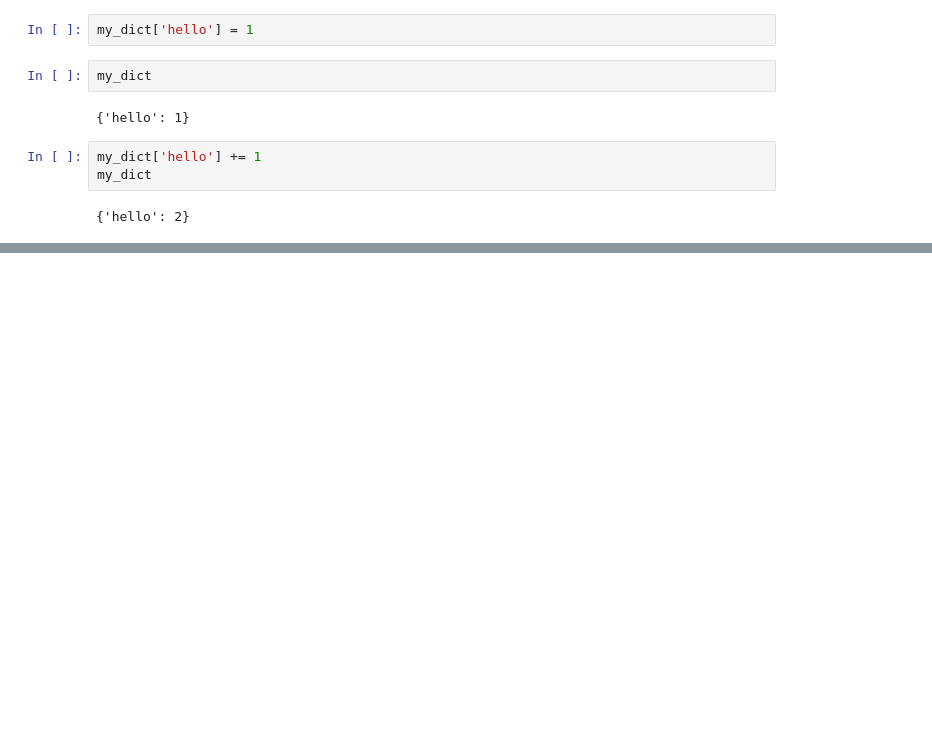
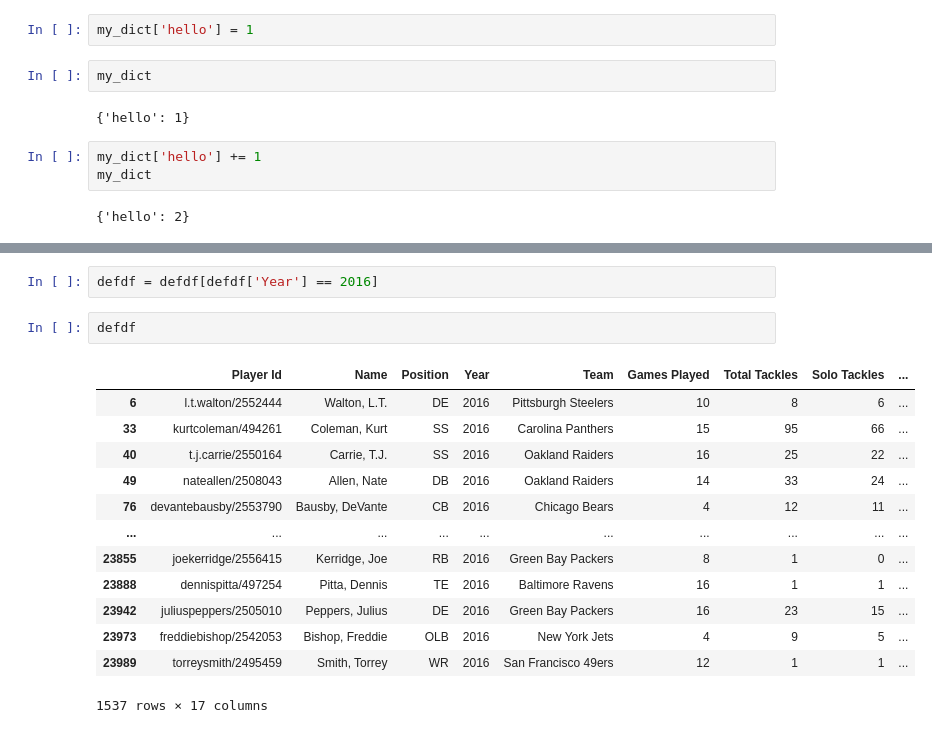
Before and after one commit to mk-imagine/aistaars, a Jupyter notebook: jupyternotebooks/noodling.ipynb, the cells around one changed output, grey strips where cells are left out. Saved outputs shown, nothing was run; the diff lists cells and outputs as text; blank space fills up the shorter version.

```diff
--- a/jupyternotebooks/noodling.ipynb
+++ b/jupyternotebooks/noodling.ipynb
@@ -149,0 +232,18 @@ my_dict
+# %%
+defdf = defdf[defdf['Year'] == 2016]
+# %%
+defdf
+# %% [output]
+|  | Player Id | Name | Position | Year | Team | Games Played | Total Tackles | Solo Tackles | ... |
+| 6 | l.t.walton/2552444 | Walton, L.T. | DE | 2016 | Pittsburgh Steelers | 10 | 8 | 6 | ... |
+| 33 | kurtcoleman/494261 | Coleman, Kurt | SS | 2016 | Carolina Panthers | 15 | 95 | 66 | ... |
+| 40 | t.j.carrie/2550164 | Carrie, T.J. | SS | 2016 | Oakland Raiders | 16 | 25 | 22 | ... |
+| 49 | nateallen/2508043 | Allen, Nate | DB | 2016 | Oakland Raiders | 14 | 33 | 24 | ... |
+| 76 | devantebausby/2553790 | Bausby, DeVante | CB | 2016 | Chicago Bears | 4 | 12 | 11 | ... |
+| ... | ... | ... | ... | ... | ... | ... | ... | ... | ... |
+| 23855 | joekerridge/2556415 | Kerridge, Joe | RB | 2016 | Green Bay Packers | 8 | 1 | 0 | ... |
+| 23888 | dennispitta/497254 | Pitta, Dennis | TE | 2016 | Baltimore Ravens | 16 | 1 | 1 | ... |
+| 23942 | juliuspeppers/2505010 | Peppers, Julius | DE | 2016 | Green Bay Packers | 16 | 23 | 15 | ... |
+| 23973 | freddiebishop/2542053 | Bishop, Freddie | OLB | 2016 | New York Jets | 4 | 9 | 5 | ... |
+| 23989 | torreysmith/2495459 | Smith, Torrey | WR | 2016 | San Francisco 49ers | 12 | 1 | 1 | ... |
+1537 rows × 17 columns
```
Also changed, not shown: parts of 20 cells of this notebook, 28 other files.
